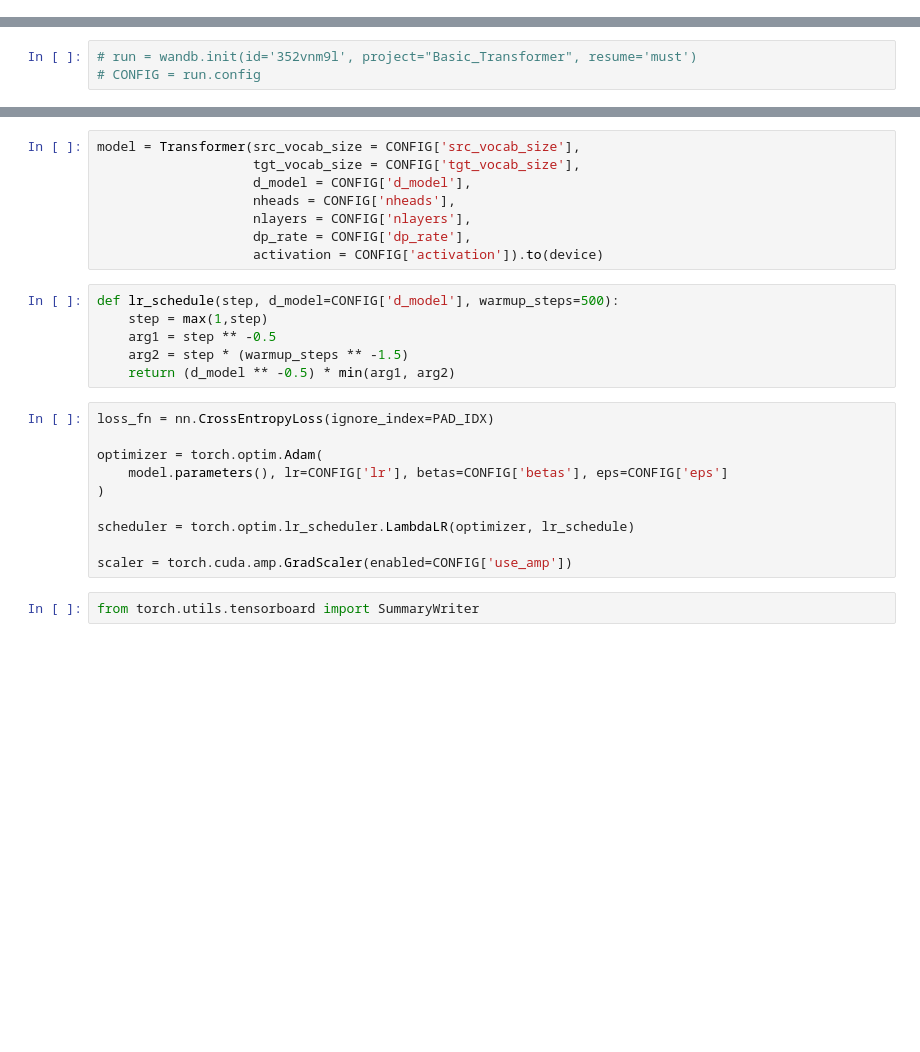
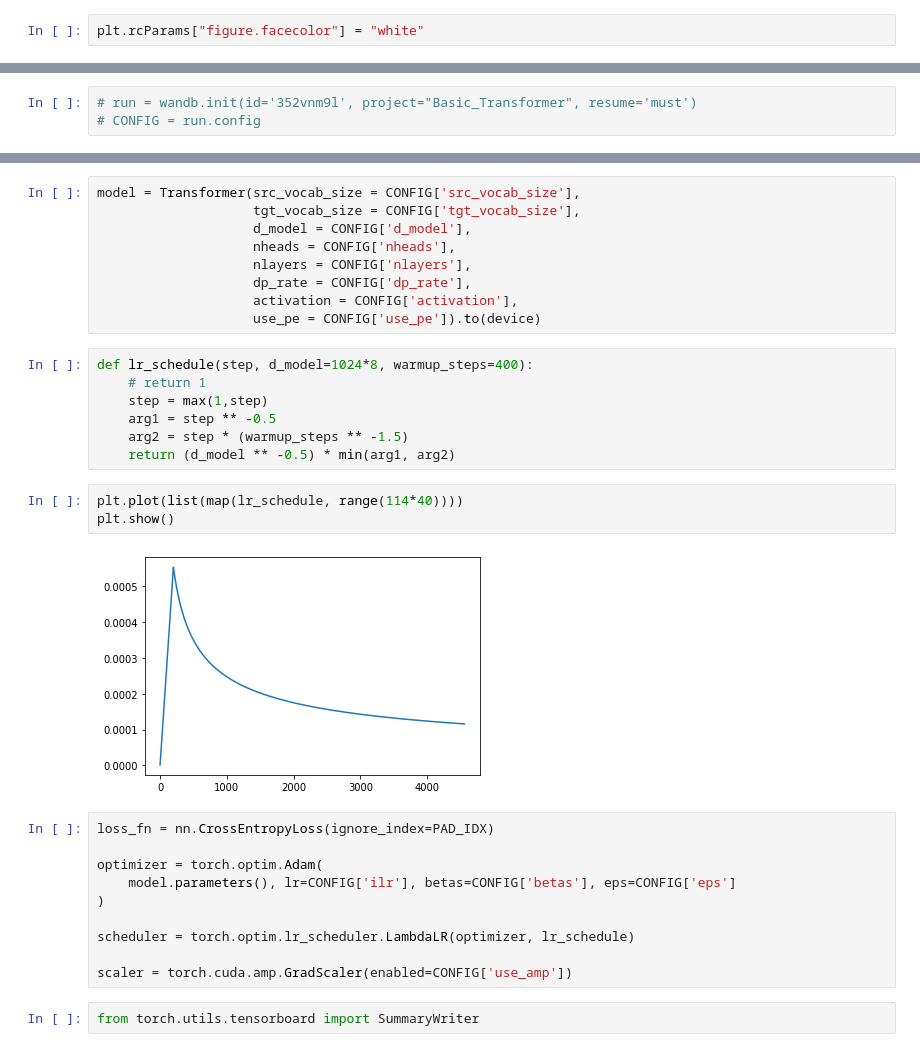
Before and after one commit to ShivamShrirao/transformers_pytorch, a Jupyter notebook: Basic_Transformers.ipynb, the cells around one changed output, grey strips where cells are left out. Drawn from its saved outputs; the diff is of its cells as text; blank space fills up the shorter version.

```diff
--- a/Basic_Transformers.ipynb
+++ b/Basic_Transformers.ipynb
@@ -36,6 +44,8 @@ import numpy as np
 import matplotlib.pyplot as plt
 from tqdm.notebook import tqdm
 from collections import OrderedDict
+# %%
+plt.rcParams["figure.facecolor"] = "white"
 # %%
 device = "cuda" if torch.cuda.is_available() else "cpu"
 # %% [markdown]
@@ -392,18 +400,25 @@ model = Transformer(src_vocab_size = CONFIG['src_vocab_size'],
                     nheads = CONFIG['nheads'],
                     nlayers = CONFIG['nlayers'],
                     dp_rate = CONFIG['dp_rate'],
-                    activation = CONFIG['activation']).to(device)
+                    activation = CONFIG['activation'],
+                    use_pe = CONFIG['use_pe']).to(device)
 # %%
-def lr_schedule(step, d_model=CONFIG['d_model'], warmup_steps=500):
+def lr_schedule(step, d_model=1024*8, warmup_steps=400):
+    # return 1
     step = max(1,step)
     arg1 = step ** -0.5
     arg2 = step * (warmup_steps ** -1.5)
     return (d_model ** -0.5) * min(arg1, arg2)
+# %%
+plt.plot(list(map(lr_schedule, range(114*40))))
+plt.show()
+# %% [output]
+[figure, added]
 # %%
 loss_fn = nn.CrossEntropyLoss(ignore_index=PAD_IDX)
 
 optimizer = torch.optim.Adam(
-    model.parameters(), lr=CONFIG['lr'], betas=CONFIG['betas'], eps=CONFIG['eps']
+    model.parameters(), lr=CONFIG['ilr'], betas=CONFIG['betas'], eps=CONFIG['eps']
 )
 
 scheduler = torch.optim.lr_scheduler.LambdaLR(optimizer, lr_schedule)
```
Also changed, not shown: parts of 15 cells of this notebook.
